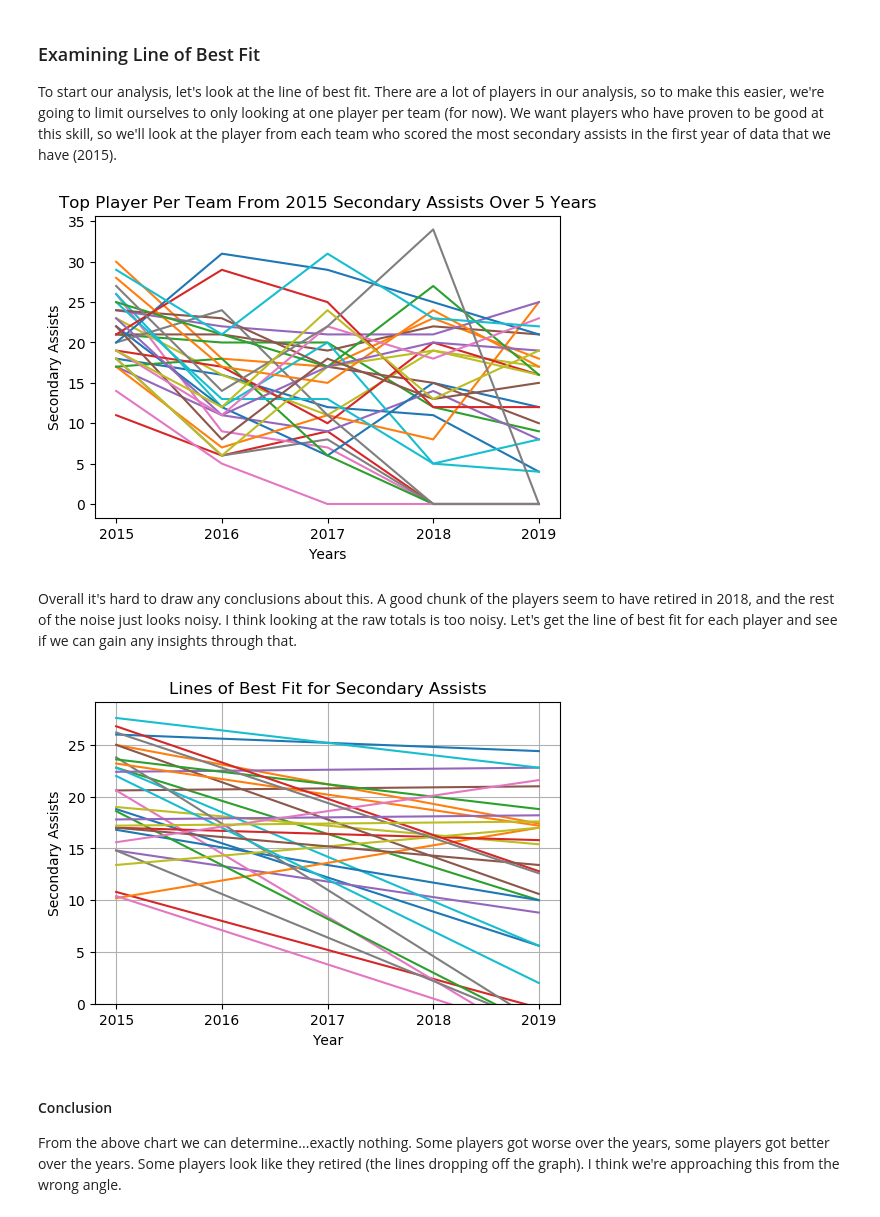
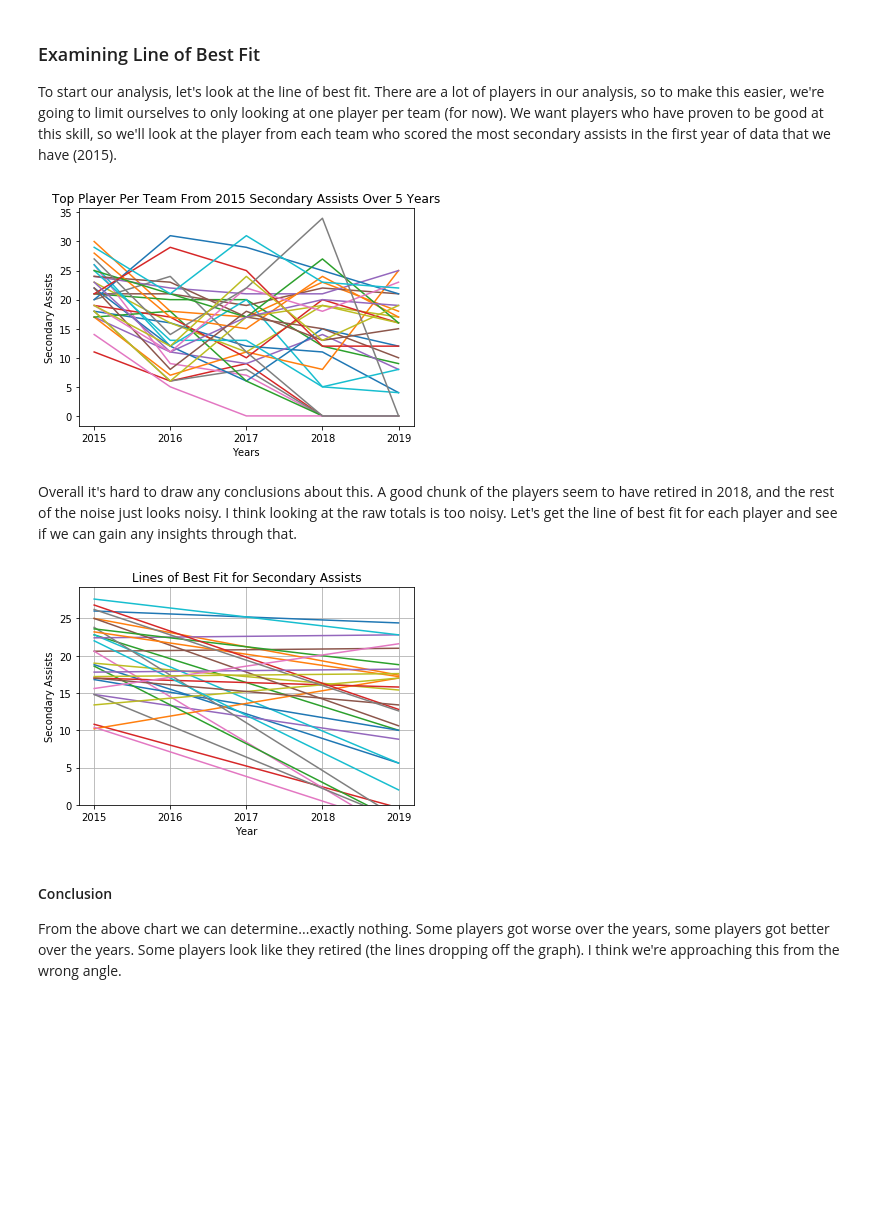
Before and after one commit to dbasilio/data-analysis-hockey, a Jupyter notebook: secondary-assists-analysis.ipynb, the cells around one changed output. Saved outputs shown, nothing was run; the diff lists cells and outputs as text; code cells hidden in the pictures; blank space fills up the shorter version.

Commit message:
not changing figure size

```diff
--- a/secondary-assists-analysis.ipynb
+++ b/secondary-assists-analysis.ipynb
@@ -74,23 +74,21 @@ def get_line_of_best_fit(player_yearly_data):
 # %%
 # get the top assister from each team
 top_assisters = get_top_assisters_from_year_1(player_data, "Second Assists")
 
-plt.figure(dpi=100)
 for assister in top_assisters:
     # for each assisters, get their secondary assists in every year
     player_yearly_data = get_player_column_values(assister, "Second Assists")
     plt.plot(years, player_yearly_data)
 plt.xlabel("Years")
 plt.ylabel("Secondary Assists")
 plt.title("Top Player Per Team From 2015 Secondary Assists Over 5 Years")
 plt.xticks(years)
 plt.show()
 # %% [output]
-[figure, old version]
+[figure, new version]
 # %% [markdown]
 Overall it's hard to draw any conclusions about this. A good chunk of the players seem to have retired in 2018, and the rest of the noise just looks noisy. I think looking at the raw totals is too noisy. Let's get the line of best fit for each player and see if we can gain any insights through that.
 # %%
-plt.figure(dpi=100)
 for assister in top_assisters:
     # for each assisters, get their secondary assists in every year
     player_yearly_data = get_player_column_values(assister, "Second Assists")
@@ -105,7 +103,7 @@ plt.title("Lines of Best Fit for Secondary Assists")
 plt.grid()
 plt.show()
 # %% [output]
-[figure, old version]
+[figure, new version]
 # %% [markdown]
 #### Conclusion
 From the above chart we can determine...exactly nothing. Some players got worse over the years, some players got better over the years. Some players look like they retired (the lines dropping off the graph). I think we're approaching this from the wrong angle.
```
Also changed, not shown: parts of 11 cells of this notebook.
